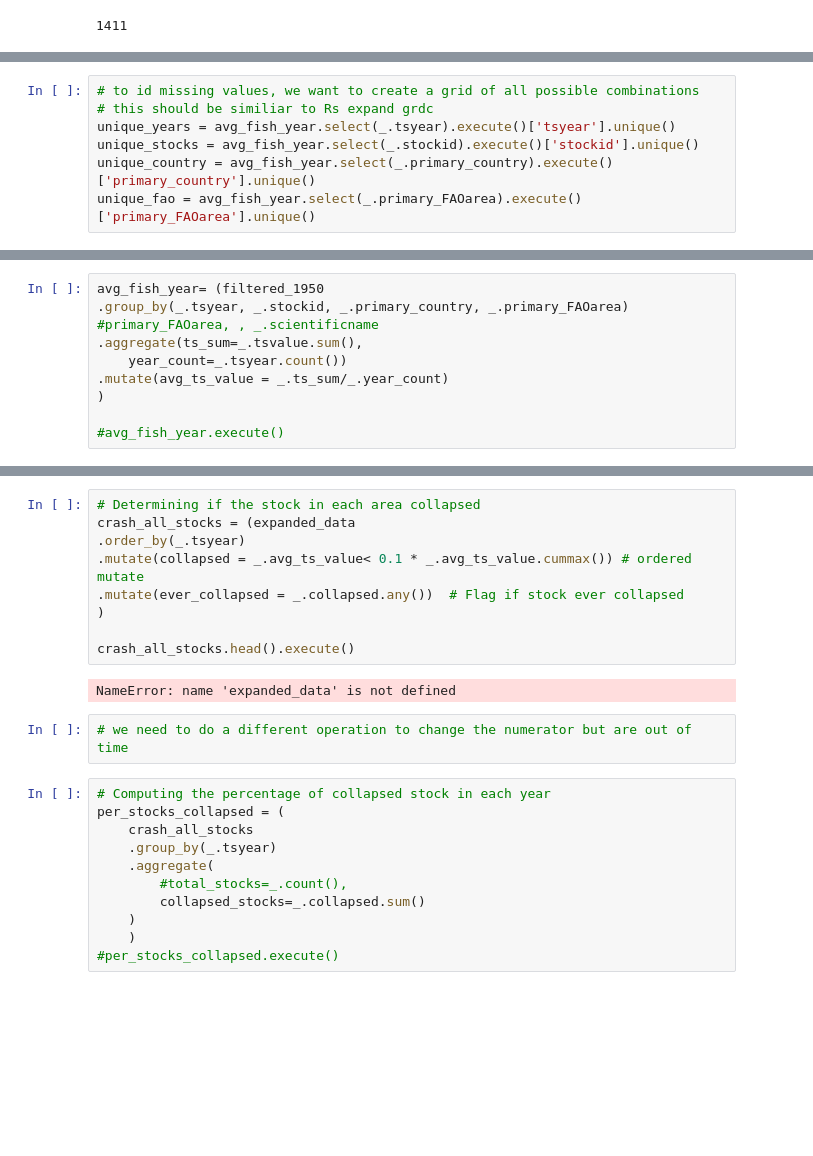
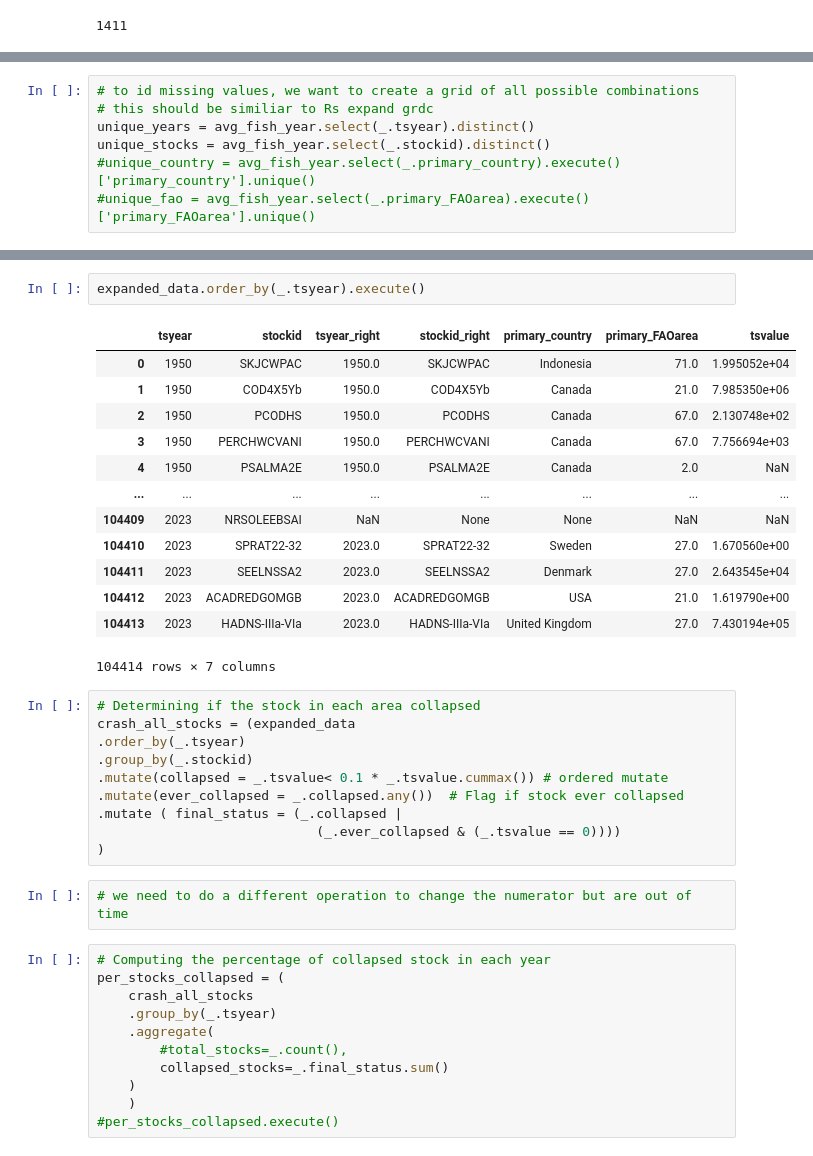
Before and after one commit to espm-288/fish-a_team_fish, a Jupyter notebook: notebook.ipynb, the cells around one changed output, grey strips where cells are left out. Cells and saved outputs as stored; diff of their text form; blank space fills up the shorter version.

```diff
--- a/notebook.ipynb
+++ b/notebook.ipynb
@@ -345,7 +353,7 @@ unique_combinations
 # %%
 # to id missing values, we want to create a grid of all possible combinations
 # this should be similiar to Rs expand grdc
-unique_years = avg_fish_year.select(_.tsyear).execute()['tsyear'].unique()
-unique_stocks = avg_fish_year.select(_.stockid).execute()['stockid'].unique()
-unique_country = avg_fish_year.select(_.primary_country).execute()['primary_country'].unique()
-unique_fao = avg_fish_year.select(_.primary_FAOarea).execute()['primary_FAOarea'].unique()
+unique_years = avg_fish_year.select(_.tsyear).distinct()
+unique_stocks = avg_fish_year.select(_.stockid).distinct()
+#unique_country = avg_fish_year.select(_.primary_country).execute()['primary_country'].unique()
+#unique_fao = avg_fish_year.select(_.primary_FAOarea).execute()['primary_FAOarea'].unique()
@@ -366,9 +359,0 @@ all_combinations = (
-# %%
-avg_fish_year= (filtered_1950
-.group_by(_.tsyear, _.stockid, _.primary_country, _.primary_FAOarea) #primary_FAOarea, , _.scientificname
-.aggregate(ts_sum=_.tsvalue.sum(),
-    year_count=_.tsyear.count())
-.mutate(avg_ts_value = _.ts_sum/_.year_count)
-)
-
-#avg_fish_year.execute()
@@ -384,14 +407,29 @@ expanded_data = (
+# %%
+expanded_data.order_by(_.tsyear).execute()
+# %% [output]
+|  | tsyear | stockid | tsyear_right | stockid_right | primary_country | primary_FAOarea | tsvalue |
+| 0 | 1950 | SKJCWPAC | 1950.0 | SKJCWPAC | Indonesia | 71.0 | 1.995052e+04 |
+| 1 | 1950 | COD4X5Yb | 1950.0 | COD4X5Yb | Canada | 21.0 | 7.985350e+06 |
+| 2 | 1950 | PCODHS | 1950.0 | PCODHS | Canada | 67.0 | 2.130748e+02 |
+| 3 | 1950 | PERCHWCVANI | 1950.0 | PERCHWCVANI | Canada | 67.0 | 7.756694e+03 |
+| 4 | 1950 | PSALMA2E | 1950.0 | PSALMA2E | Canada | 2.0 | NaN |
+| ... | ... | ... | ... | ... | ... | ... | ... |
+| 104409 | 2023 | NRSOLEEBSAI | NaN | None | None | NaN | NaN |
+| 104410 | 2023 | SPRAT22-32 | 2023.0 | SPRAT22-32 | Sweden | 27.0 | 1.670560e+00 |
+| 104411 | 2023 | SEELNSSA2 | 2023.0 | SEELNSSA2 | Denmark | 27.0 | 2.643545e+04 |
+| 104412 | 2023 | ACADREDGOMGB | 2023.0 | ACADREDGOMGB | USA | 21.0 | 1.619790e+00 |
+| 104413 | 2023 | HADNS-IIIa-VIa | 2023.0 | HADNS-IIIa-VIa | United Kingdom | 27.0 | 7.430194e+05 |
+104414 rows × 7 columns
 # %%
 # Determining if the stock in each area collapsed
 crash_all_stocks = (expanded_data
 .order_by(_.tsyear)
-.mutate(collapsed = _.avg_ts_value< 0.1 * _.avg_ts_value.cummax()) # ordered mutate
+.group_by(_.stockid)
+.mutate(collapsed = _.tsvalue< 0.1 * _.tsvalue.cummax()) # ordered mutate
 .mutate(ever_collapsed = _.collapsed.any())  # Flag if stock ever collapsed
+.mutate ( final_status = (_.collapsed |
+                            (_.ever_collapsed & (_.tsvalue == 0))))
 )
-
-crash_all_stocks.head().execute()
-# %% [output]
-NameError: name 'expanded_data' is not defined
 # %%
 # we need to do a different operation to change the numerator but are out of time
 # %%
@@ -401,7 +439,7 @@ per_stocks_collapsed = (
     .group_by(_.tsyear)
     .aggregate(
         #total_stocks=_.count(),
-        collapsed_stocks=_.collapsed.sum()
+        collapsed_stocks=_.final_status.sum()
     )
     )
 #per_stocks_collapsed.execute()
```
Also changed, not shown: parts of 13 cells of this notebook.
